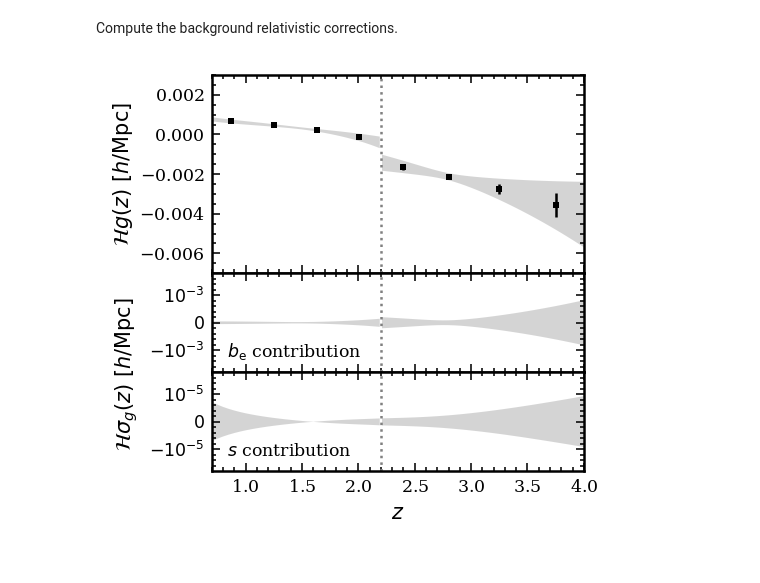
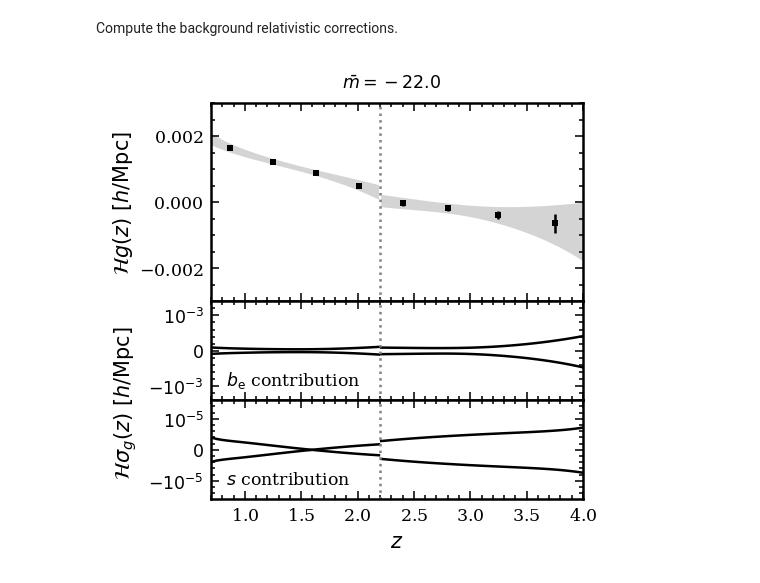
Before and after one commit to MikeSWang/HorizonGRound, a Jupyter notebook: notebooks/measure_relativistic_corrections.ipynb, the cells around one changed output. Cells and saved outputs as stored; diff of their text form; code cells hidden in the pictures.

Commit message:
Changed plots.

```diff
--- a/notebooks/measure_relativistic_corrections.ipynb
+++ b/notebooks/measure_relativistic_corrections.ipynb
@@ -61,9 +63,9 @@ for chain_file in sorted(
 # %%
 dense_redshifts = []
 gz_evol_quantiles = defaultdict(list)
-for chain_file in sorted(
-        glob.glob("/".join([str(publication_dir), "dense_points", "correction", "relcrct_evol_z*"]))
-    ):
+for chain_file in sorted(glob.glob("/".join([
+        str(publication_dir), "dense_points", "correction", "relcrct_evol_z*m{}*".format(threshold)
+    ]))):
     dense_redshifts.append(float(
         re.search("_z(?P<redshift>.*?)_", chain_file).group('redshift')
     ))
@@ -75,9 +77,9 @@ for chain_file in sorted(
 # %%
 dense_redshifts = []
 gz_magn_quantiles = defaultdict(list)
-for chain_file in sorted(
-        glob.glob("/".join([str(publication_dir), "dense_points", "correction", "relcrct_magn_z*"]))
-    ):
+for chain_file in sorted(glob.glob("/".join([
+        str(publication_dir), "dense_points", "correction", "relcrct_magn_z*m{}*".format(threshold)
+    ]))):
     dense_redshifts.append(float(
         re.search("_z(?P<redshift>.*?)_", chain_file).group('redshift')
     ))
@@ -106,9 +108,9 @@ estimate_levels = [0.158655, 0.5, 0.841345]
 # %%
 measured_redshifts = []
 gz_estimates = defaultdict(list)
-for chain_file in sorted(
-        glob.glob("/".join([str(publication_dir), "eBOSS_binning", "relcrct_z*"]))
-    ):
+for chain_file in sorted(glob.glob("/".join([
+        str(publication_dir), "eBOSS_binning", "relcrct_z*m{}*".format(threshold)
+    ]))):
     measured_redshifts.append(float(
         re.search("_z(?P<redshift>.*?)_", chain_file).group('redshift')
     ))
@@ -128,7 +130,10 @@ background_corrections = np.asarray([
 # %%
 ALPHA = 0.5
 
-fig = plt.figure("relativistic correction contributions", figsize=(3.2, 3.5), dpi=150, constrained_layout=True)
+fig = plt.figure(
+    "relativistic correction contributions",
+    figsize=(3.2, 3.5), dpi=150, constrained_layout=True
+)
 
 
 # Overall corrections
@@ -182,7 +187,7 @@ overall.set_yticks(np.arange(-0.01, 0.01, step=0.002))
 overall.xaxis.set_minor_locator(AutoMinorLocator())
 overall.yaxis.set_minor_locator(AutoMinorLocator())
 overall.set_xlim(min(dense_redshifts), max(dense_redshifts))
-overall.set_ylim(-0.007, 0.003)
+overall.set_ylim(-0.003, 0.003)
 overall.set_ylabel(r"$\mathcal{H} g(z)\ [h/\mathrm{Mpc}]$", labelpad=2)
 
 
@@ -192,22 +197,22 @@ overall.set_ylabel(r"$\mathcal{H} g(z)\ [h/\mathrm{Mpc}]$", labelpad=2)
 uncertainty_evol = plt.subplot2grid((4, 1), (2, 0), sharex=overall)
 
 for idx, part in enumerate([low_redshift_part, high_redshift_part]):
-    uncertainty_evol.fill_between(
+#     uncertainty_evol.fill_between(
+#         dense_redshifts[part],
+#         np.subtract(gz_evol_quantiles[-1], gz_evol_quantiles[0])[part],
+#         np.subtract(gz_evol_quantiles[1], gz_evol_quantiles[0])[part],
+#         facecolor='0.67', alpha=ALPHA
+#     )
+    uncertainty_evol.plot(
         dense_redshifts[part],
         np.subtract(gz_evol_quantiles[-1], gz_evol_quantiles[0])[part],
+        c='k', ls='-'
+    )
+    uncertainty_evol.plot(
+        dense_redshifts[part],
         np.subtract(gz_evol_quantiles[1], gz_evol_quantiles[0])[part],
-        facecolor='0.67', alpha=ALPHA
+        c='k', ls='-'
     )
-#     uncertainty_evol.plot(
-#         dense_redshifts[part],
-#         np.subtract(gz_evol_quantiles[-1], gz_evol_quantiles[0])[part],
-#         c='k', ls='--'
-#     )
-#     uncertainty_evol.plot(
-#         dense_redshifts[part],
-#         np.subtract(gz_evol_quantiles[1], gz_evol_quantiles[0])[part],
-#         c='k', ls='--'
-#     )
 
 uncertainty_evol.axvline(x=2.2, ls=':', c='0.5')
 
@@ -218,48 +223,50 @@ uncertainty_evol.tick_params(axis='x', which='both', labelbottom=False)
 uncertainty_evol.set_yticks(np.arange(-2.e-3, 2.e-3, step=1.e-3))
 uncertainty_evol.yaxis.set_major_formatter(SciFormatter("%1.0e"))
 uncertainty_evol.yaxis.set_minor_locator(AutoMinorLocator())
-uncertainty_evol.set_ylim(-1.8e-3, 1.8e-3)
+uncertainty_evol.set_ylim(-1.4e-3, 1.4e-3)
 
 
 # Magnification uncertainty contribution
 # --------------------------------------
 
 uncertainty_magn = plt.subplot2grid((4, 1), (3, 0), sharex=overall)
 
 for idx, part in enumerate([low_redshift_part, high_redshift_part]):
-    uncertainty_magn.fill_between(
+#     uncertainty_magn.fill_between(
+#         dense_redshifts[part],
+#         np.subtract(gz_magn_quantiles[-1], gz_magn_quantiles[0])[part],
+#         np.subtract(gz_magn_quantiles[1], gz_magn_quantiles[0])[part],
+#         facecolor='0.67', alpha=ALPHA
+#     )
+    uncertainty_magn.plot(
         dense_redshifts[part],
         np.subtract(gz_magn_quantiles[-1], gz_magn_quantiles[0])[part],
+        c='k', ls='-'
+    )
+    uncertainty_magn.plot(
+        dense_redshifts[part],
         np.subtract(gz_magn_quantiles[1], gz_magn_quantiles[0])[part],
-        facecolor='0.67', alpha=ALPHA
+        c='k', ls='-'
     )
-#     uncertainty_magn.plot(
-#         dense_redshifts[part],
-#         np.subtract(gz_magn_quantiles[-1], gz_magn_quantiles[0])[part],
-#         c='k', ls='--'
-#     )
-#     uncertainty_magn.plot(
-#         dense_redshifts[part],
-#         np.subtract(gz_magn_quantiles[1], gz_magn_quantiles[0])[part],
-#         c='k', ls='--'
-#     )
 
 uncertainty_magn.axvline(x=2.2, ls=':', c='0.5')
 
 uncertainty_magn.set_title(
     r'$s$ contribution', loc='left', position=(0.04, 0.025), fontsize='small'
 )
 uncertainty_magn.set_yticks(np.arange(-2.e-5, 2.e-5, step=1.e-5))
 uncertainty_magn.yaxis.set_major_formatter(SciFormatter("%1.0e"))
 uncertainty_magn.yaxis.set_minor_locator(AutoMinorLocator())
-uncertainty_magn.set_ylim(-1.8e-5, 1.8e-5)
+uncertainty_magn.set_ylim(-1.6e-5, 1.6e-5)
 uncertainty_magn.set_xlabel(r"$z$")
 
 fig.text(
     -0.0525, 0.31, r"$\mathcal{H} \sigma_g(z)\ [h/\mathrm{Mpc}]$",
     ha='center', va='center', rotation='vertical'
 )
-fig.subplots_adjust(wspace=0.)
-fig.savefig(publication_dir/"gallery"/"relativistic_correction_breakdown.pdf")
+fig.suptitle(r"$\bar{{m}} = {}$".format(threshold), fontsize='small', y=0.935)
+fig.savefig(
+    publication_dir/"gallery"/"relativistic_correction_breakdown_m{}.pdf".format(threshold)
+)
 # %% [output]
-[figure, old version]
+[figure, new version]
```
Also changed, not shown: parts of 2 cells of this notebook, 6 other files.
